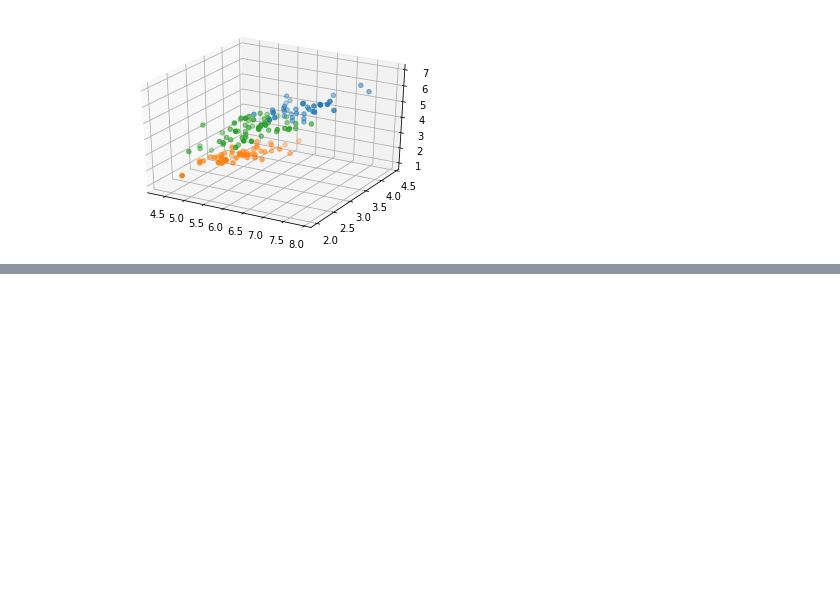
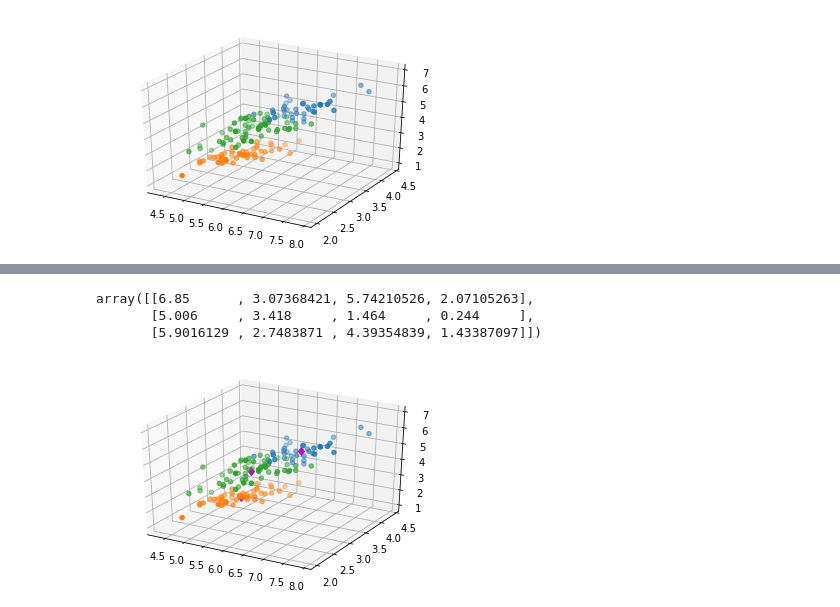
Before and after one commit to AntoMoore/Emerging-Technology-Assessments, a Jupyter notebook: Iris-k-means.ipynb, the cells around one changed output, grey strips where cells are left out. Cells and saved outputs as stored; diff of their text form; code cells hidden in the pictures; blank space fills up the shorter version.

```diff
--- a/Iris-k-means.ipynb
+++ b/Iris-k-means.ipynb
@@ -72,0 +141,22 @@ plt.show()
+# %%
+# calculate center points of the clusters
+cent = kmeans.cluster_centers_
+cent
+# %% [output]
+array([[6.85      , 3.07368421, 5.74210526, 2.07105263],
+       [5.006     , 3.418     , 1.464     , 0.244     ],
+       [5.9016129 , 2.7483871 , 4.39354839, 1.43387097]])
+# %%
+# plot data set with center of clusters
+fig = plt.figure()
+ax = fig.add_subplot(111, projection='3d')
+
+# plot iris data using KMeans labels
+img = ax.scatter(iris_data[kmeans.labels_ == 0][:,0], iris_data[kmeans.labels_ == 0][:,1], iris_data[kmeans.labels_ == 0][:,2])
+img = ax.scatter(iris_data[kmeans.labels_ == 1][:,0], iris_data[kmeans.labels_ == 1][:,1], iris_data[kmeans.labels_ == 1][:,2])
+img = ax.scatter(iris_data[kmeans.labels_ == 2][:,0], iris_data[kmeans.labels_ == 2][:,1], iris_data[kmeans.labels_ == 2][:,2])
+# plot cluster center points 'magenta diamond'
+plt.plot(cent[:,0], cent[:,1], cent[:,2], 'md')
+plt.show()
+# %% [output]
+[figure, added]
```
Also changed, not shown: parts of 17 cells of this notebook.
